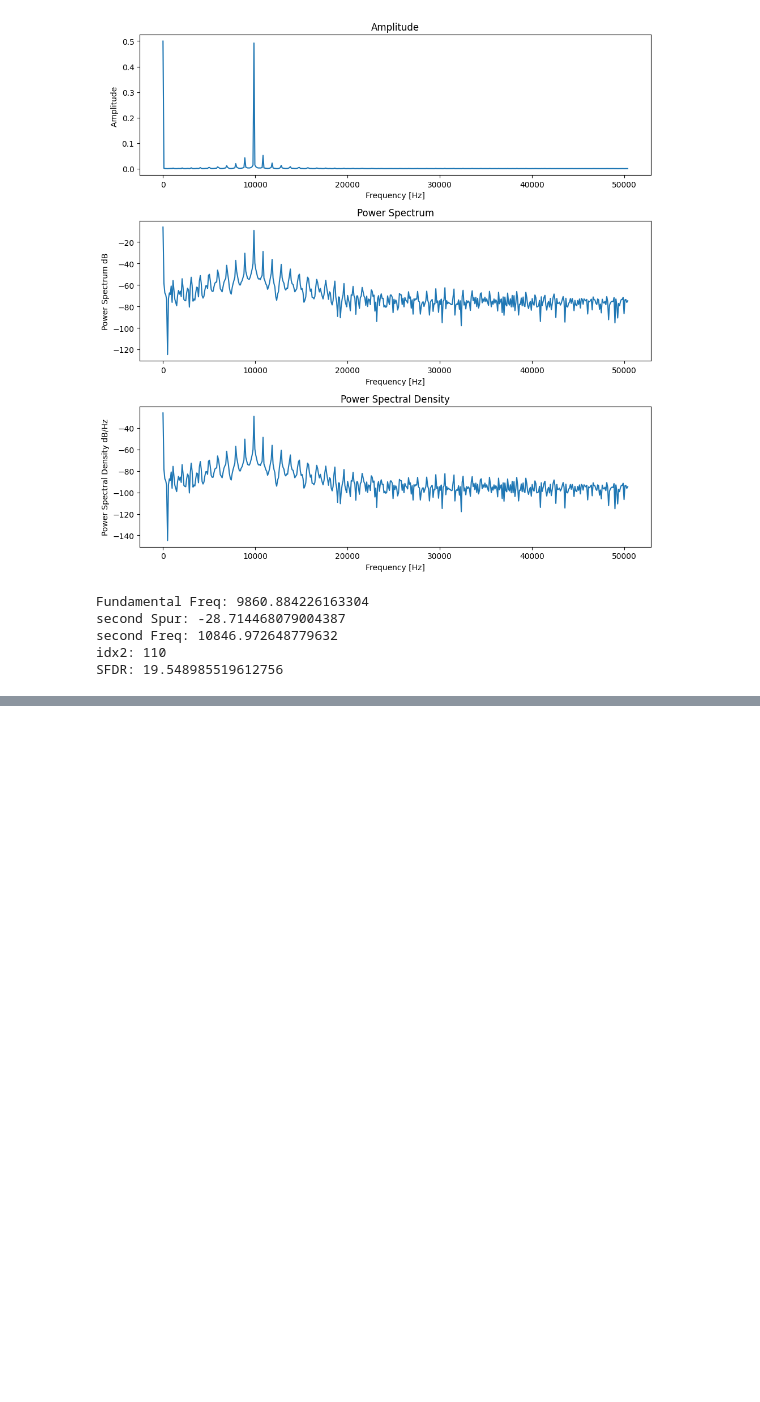
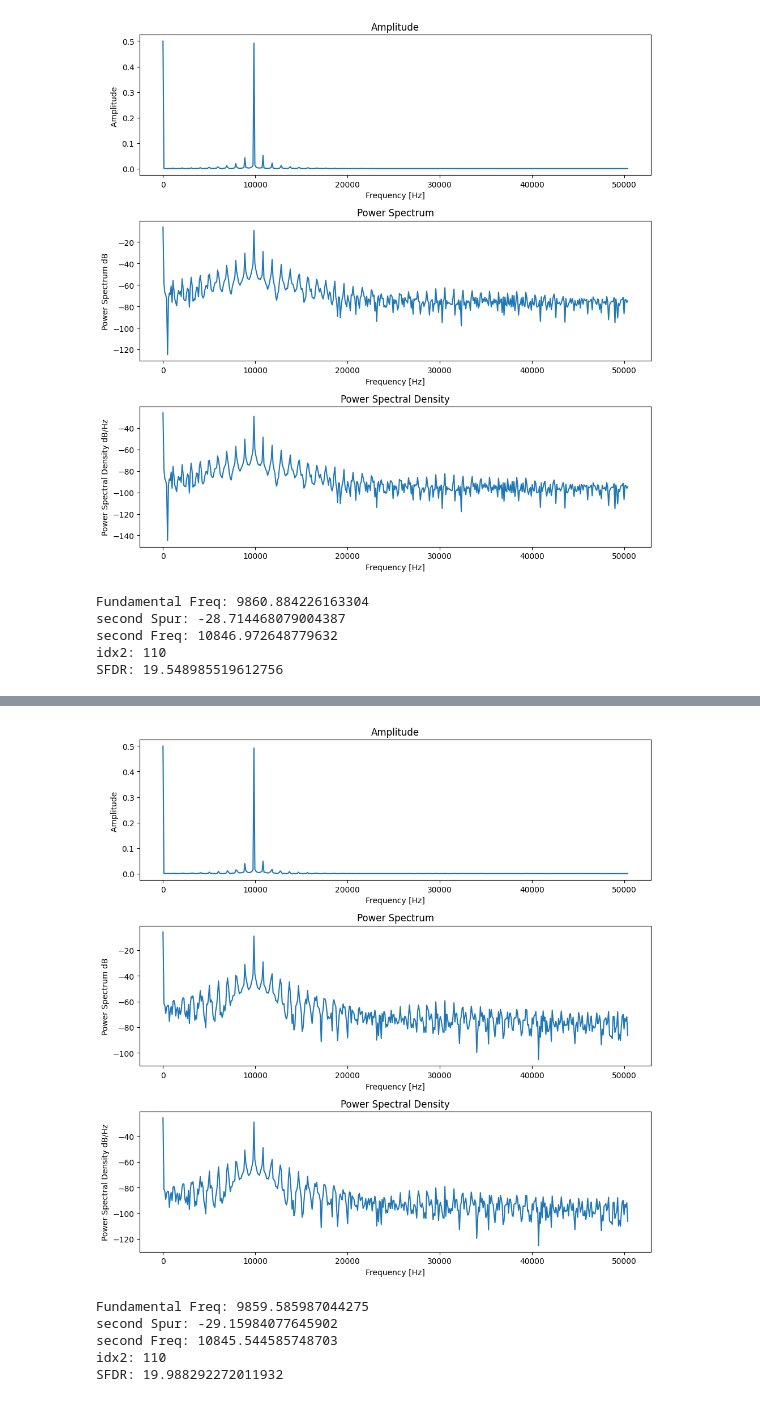
Before and after one commit to yohanesstef/10-bit-DAC, a Jupyter notebook: simulations/spectral.ipynb, the cells around one changed output, grey strips where cells are left out. Drawn from its saved outputs; the diff is of its cells as text; code cells hidden in the pictures; blank space fills up the shorter version.

```diff
--- a/simulations/spectral.ipynb
+++ b/simulations/spectral.ipynb
@@ -107,0 +134,10 @@ SFDR: 19.548985519612756
+# %%
+fft_freq, fft_amplitude, fft_power, fft_psd =  process_fft(time,transmittance,True)
+SFDR = find_dynamic_properties(9e3,fft_freq,fft_power)
+# %% [output]
+[figure, added]
+Fundamental Freq: 9859.585987044275
+second Spur: -29.15984077645902
+second Freq: 10845.544585748703
+idx2: 110
+SFDR: 19.988292272011932
```
Also changed, not shown: parts of 7 cells of this notebook, 37 other files.
